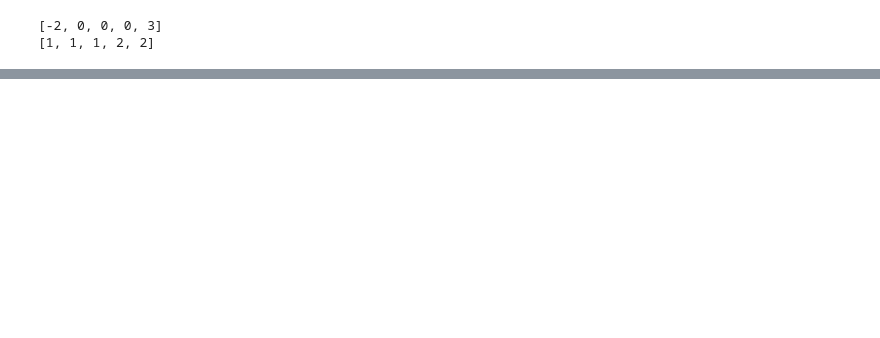
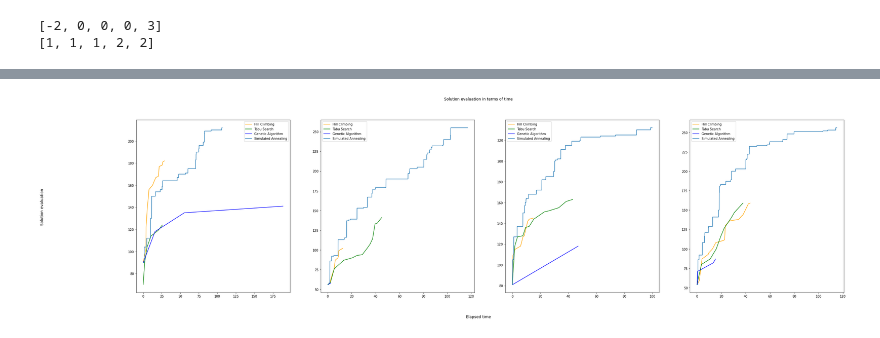
Before and after one commit to JoaoAMarinho/FEUP-IA, a Jupyter notebook: src/tests.ipynb, the cells around one changed output, grey strips where cells are left out. Cells and saved outputs as stored; diff of their text form; code cells hidden in the pictures; blank space fills up the shorter version.

Commit message:
plots evaluation in terms of time

```diff
--- a/src/tests.ipynb
+++ b/src/tests.ipynb
@@ -84,13 +13,0 @@ for i in range(1, 4, 1):
-# %%
-import pandas as pd
-import json
-
-
-for i in range(1, 4, 1):
-    file = '../json/genetic_'+str(i)+'.json'
-    with open(file) as file:
-        genetic = json.load(file)
-
-        df = pd.DataFrame(genetic['data'])
-
-        df.plot(y = 'evaluation', x = 'time')
@@ -100,0 +14,53 @@ for i in range(1, 4, 1):
+# %%
+fig, ax = plt.subplots(ncols=4)
+
+for i in range(0, 4, 1):
+    hill_climbing = '../json/hill_climbing_'+str(i)+'.json'
+    tabu_search = '../json/tabu_search_'+str(i)+'.json'
+    genetic = '../json/genetic_'+str(i)+'.json'
+    simulated_annealing = '../json/simulated_annealing_'+str(i)+'.json'
+
+    with open(hill_climbing) as file:
+        data = json.loads(file.read())
+        hill_climbing_df = pd.json_normalize(data['data'])
+
+    with open(tabu_search) as file:
+        data = json.loads(file.read())
+        tabu_search_df = pd.json_normalize(data['data'])
+
+    with open(genetic) as file:
+        data = json.loads(file.read())
+        genetic_df = pd.json_normalize(data['data'])
+
+    with open(simulated_annealing) as file:
+        data = json.loads(file.read())
+        simulated_annealing_df = pd.json_normalize(data['data'])
+
+    ax[i].plot(hill_climbing_df['time'],
+               hill_climbing_df['evaluation'],
+               color='orange')
+
+    ax[i].plot(tabu_search_df['time'],
+               tabu_search_df['evaluation'],
+               color='green')
+
+    ax[i].plot(genetic_df['time'],
+               genetic_df['evaluation'],
+               color='blue')
+
+    ax[i].plot(simulated_annealing_df['time'],
+               simulated_annealing_df['evaluation'])
+
+    ax[i].legend([
+        'Hill Climbing',
+        'Tabu Search',
+        'Genetic Algorithm',
+        'Simulated Annealing'
+        ])
+
+fig.suptitle('Solution evaluation in terms of time')
+fig.supxlabel('Elapsed time')
+fig.supylabel('Solution evaluation')
+fig.savefig(f'time-evaluation.png')
+# %% [output]
+[figure, added]
```
Also changed, not shown: parts of 6 cells of this notebook, 4 other files.
